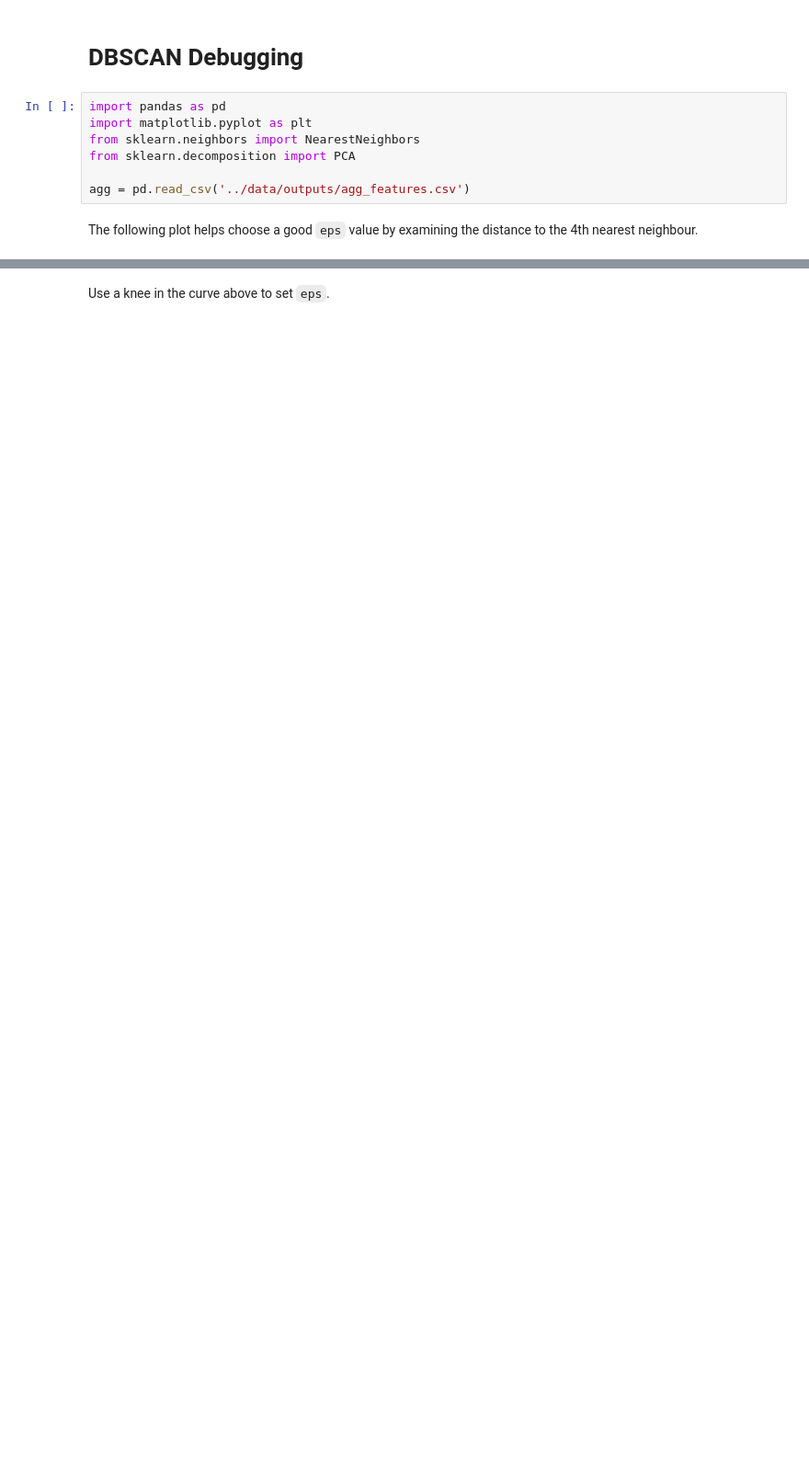
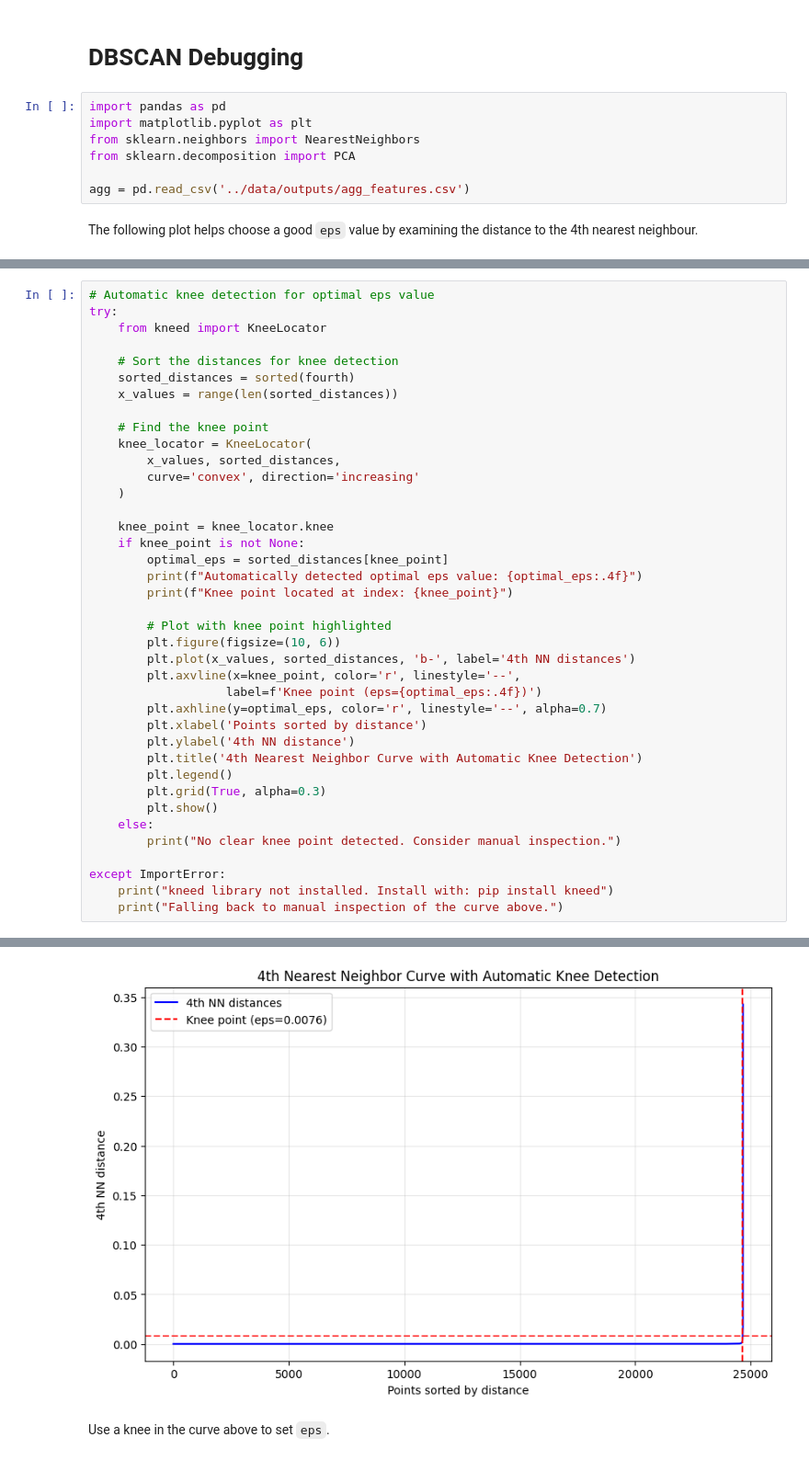
Before and after one commit to captainminh1999/record-deduplication, a Jupyter notebook: notebooks/dbscan_debug.ipynb, the cells around one changed output, grey strips where cells are left out. Shown: that part at 92% size. Drawn from its saved outputs; the diff is of its cells as text; blank space fills up the shorter version.

```diff
--- a/notebooks/dbscan_debug.ipynb
+++ b/notebooks/dbscan_debug.ipynb
@@ -25,0 +26,40 @@ plt.show()
+# %%
+# Automatic knee detection for optimal eps value
+try:
+    from kneed import KneeLocator
+
+    # Sort the distances for knee detection
+    sorted_distances = sorted(fourth)
+    x_values = range(len(sorted_distances))
+
+    # Find the knee point
+    knee_locator = KneeLocator(
+        x_values, sorted_distances,
+        curve='convex', direction='increasing'
+    )
+
+    knee_point = knee_locator.knee
+    if knee_point is not None:
+        optimal_eps = sorted_distances[knee_point]
+        print(f"Automatically detected optimal eps value: {optimal_eps:.4f}")
+        print(f"Knee point located at index: {knee_point}")
+
+        # Plot with knee point highlighted
+        plt.figure(figsize=(10, 6))
+        plt.plot(x_values, sorted_distances, 'b-', label='4th NN distances')
+        plt.axvline(x=knee_point, color='r', linestyle='--',
+                   label=f'Knee point (eps={optimal_eps:.4f})')
+        plt.axhline(y=optimal_eps, color='r', linestyle='--', alpha=0.7)
+        plt.xlabel('Points sorted by distance')
+        plt.ylabel('4th NN distance')
+        plt.title('4th Nearest Neighbor Curve with Automatic Knee Detection')
+        plt.legend()
+        plt.grid(True, alpha=0.3)
+        plt.show()
+    else:
+        print("No clear knee point detected. Consider manual inspection.")
+
+except ImportError:
+    print("kneed library not installed. Install with: pip install kneed")
+    print("Falling back to manual inspection of the curve above.")
+# %% [output]
@@ -26,2 +68,3 @@ plt.show()
+[figure, added]
 # %% [markdown]
 Use a knee in the curve above to set `eps`.
```
Also changed, not shown: parts of 9 cells of this notebook, 26 other files.
